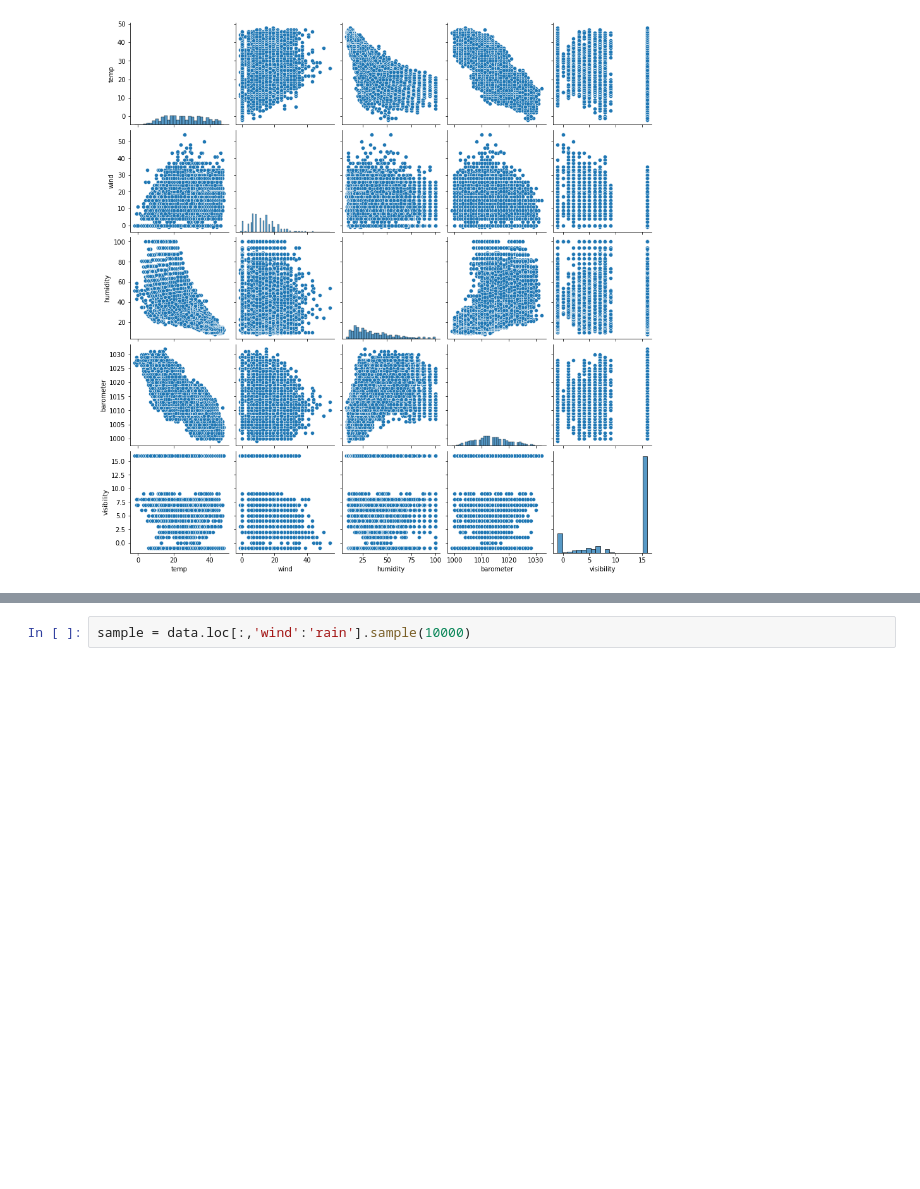
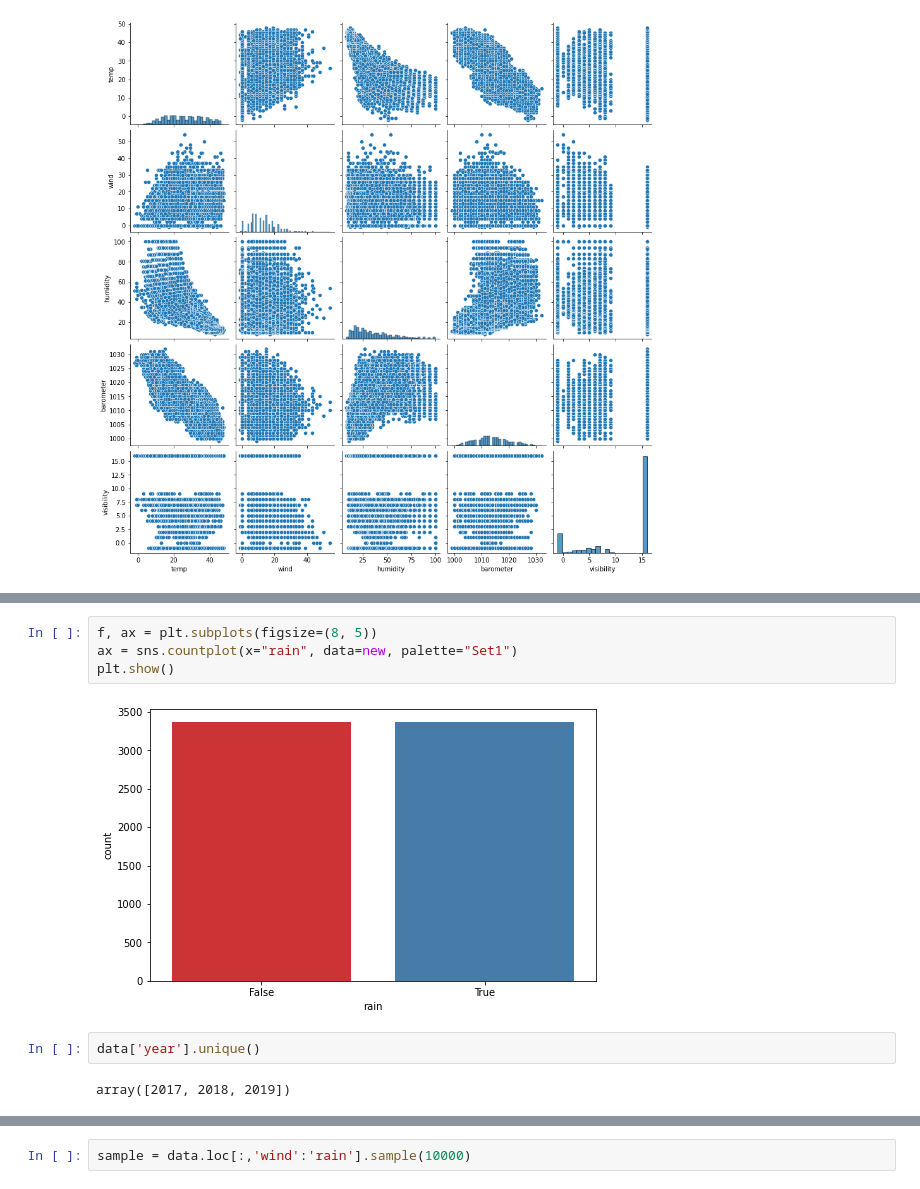
Before and after one commit to naiforfi/Bootcamp_repo, a Jupyter notebook: Saudi_Arabia_Rain.ipynb, the cells around one changed output, grey strips where cells are left out. Saved outputs shown, nothing was run; the diff lists cells and outputs as text; blank space fills up the shorter version.

```diff
--- a/Saudi_Arabia_Rain.ipynb
+++ b/Saudi_Arabia_Rain.ipynb
@@ -365,2 +360,12 @@ sns.pairplot(weather);
+# %%
+f, ax = plt.subplots(figsize=(8, 5))
+ax = sns.countplot(x="rain", data=new, palette="Set1")
+plt.show()
+# %% [output]
+[figure, added]
+# %%
+data['year'].unique()
+# %% [output]
+array([2017, 2018, 2019])
 # %%
 print(round(data.loc[:,'temp':'visibility'].describe()))
```
Also changed, not shown: parts of 30 cells of this notebook, 1 other file.
